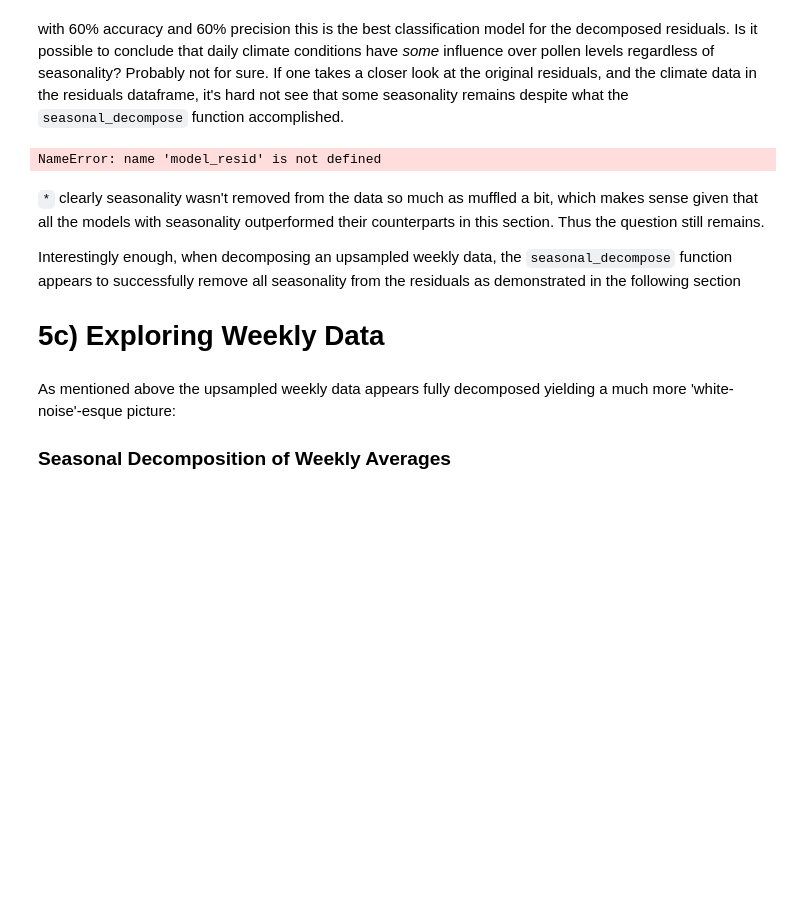
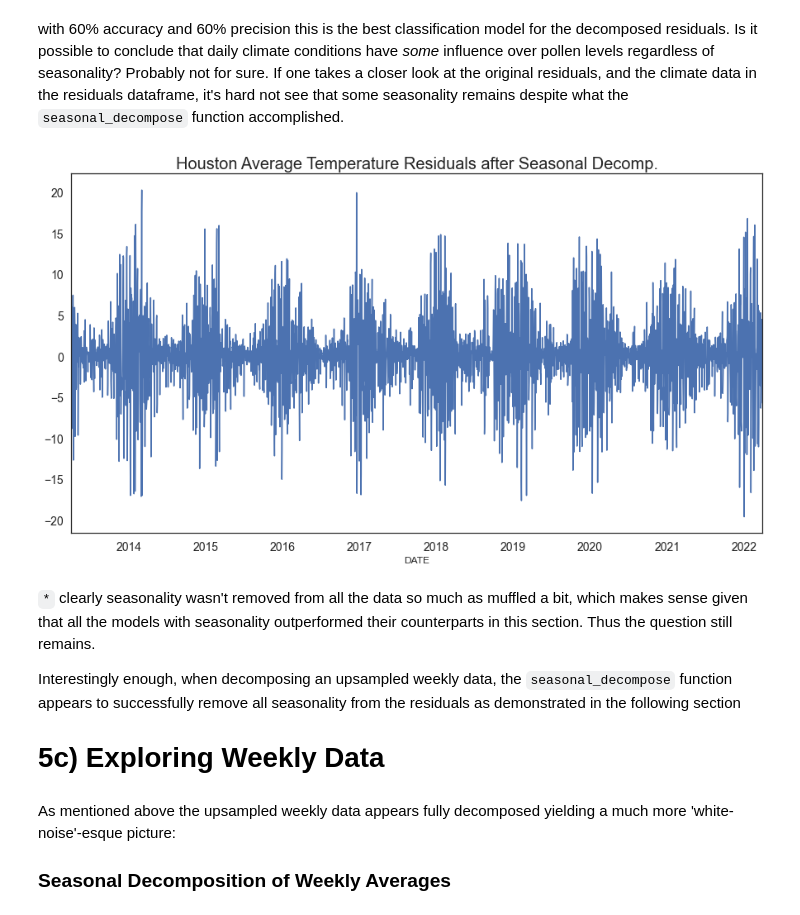
Before and after one commit to nikennedy/pollen_forecasting, a Jupyter notebook: final_notebook.ipynb, the cells around one changed output. Drawn from its saved outputs; the diff is of its cells as text; code cells hidden in the pictures; blank space fills up the shorter version.

```diff
--- a/final_notebook.ipynb
+++ b/final_notebook.ipynb
@@ -660,12 +660,12 @@ Accuracy: 0.5987841945288754 , Precision: 0.5910224438902744
 # %% [markdown]
 with 60% accuracy and 60% precision this is the best classification model for the decomposed residuals. Is it possible to conclude that daily climate conditions have *some* influence over pollen levels regardless of seasonality? Probably not for sure. If one takes a closer look at the original residuals, and the climate data in the residuals dataframe, it's hard not see that some seasonality remains despite what the `seasonal_decompose` function accomplished.
 # %%
-ax = model_resid['TAVG_18'].plot(fontsize=12, figsize=(15,8))
-ax.set_title('Houston Average Temperature Residuals after Seasonal Decomp.')
+ax = model_resid['TAVG_18'].plot(fontsize=14, figsize=(15,8))
+ax.set_title('Houston Average Temperature Residuals after Seasonal Decomp.', size=20);
 # %% [output]
-NameError: name 'model_resid' is not defined
+[figure, added]
 # %% [markdown]
-`*` clearly seasonality wasn't removed from the data so much as muffled a bit, which makes sense given that all the models with seasonality outperformed their counterparts in this section. Thus the question still remains.
+`*` clearly seasonality wasn't removed from all the data so much as muffled a bit, which makes sense given that all the models with seasonality outperformed their counterparts in this section. Thus the question still remains.
 
 Interestingly enough, when decomposing an upsampled weekly data, the `seasonal_decompose` function appears to successfully remove all seasonality from the residuals as demonstrated in the following section
 
```
Also changed, not shown: parts of 3 cells of this notebook.
